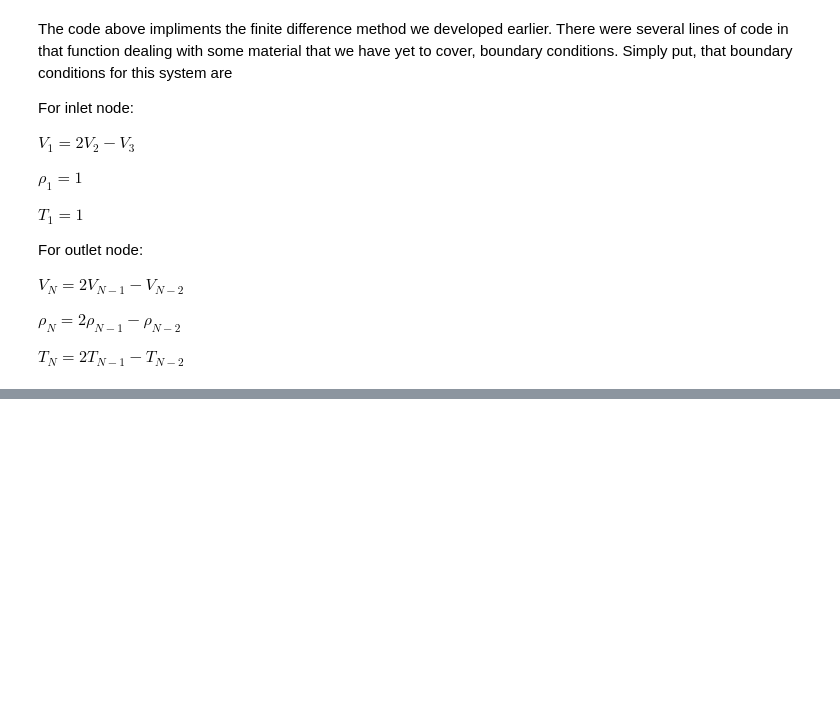
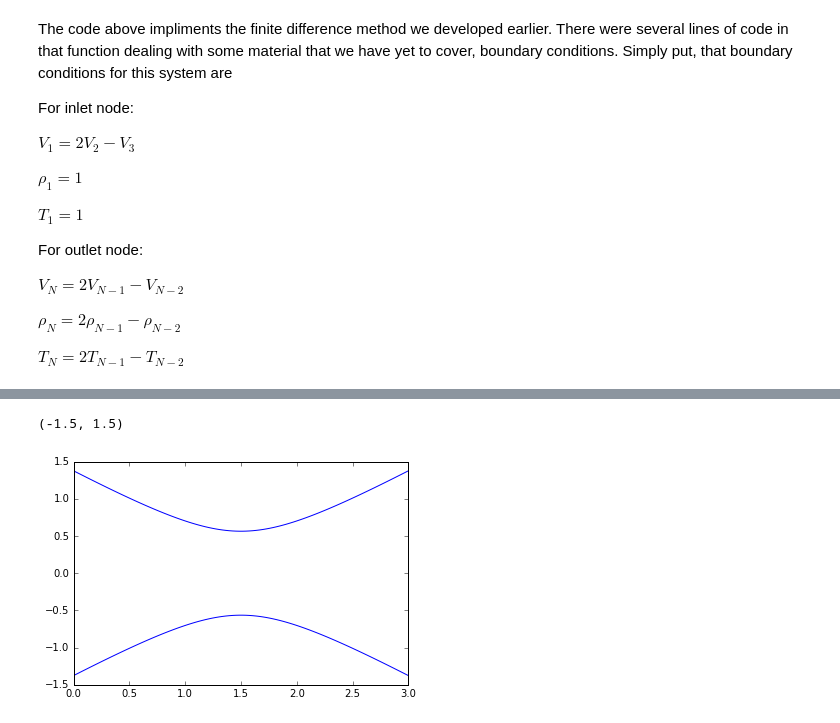
Before and after one commit to bjreddish/CFD, a Jupyter notebook: nozzleFlow/nozzleFlowCFD.ipynb, the cells around one changed output, grey strips where cells are left out. Drawn from its saved outputs; the diff is of its cells as text; code cells hidden in the pictures; blank space fills up the shorter version.

```diff
--- a/nozzleFlow/nozzleFlowCFD.ipynb
+++ b/nozzleFlow/nozzleFlowCFD.ipynb
@@ -393,0 +406,11 @@ $T_N = 2T_{N-1}-T_{N-2}$
+# %%
+x=np.linspace(0,3,100)
+A=1+2.2*(x-1.5)**2
+y=(A/3.1415)**0.5
+pyplot.plot(x,y)
+pyplot.plot(x,-y,'b')
+pyplot.xlim([0,3])
+pyplot.ylim([-1.5,1.5])
+# %% [output]
+(-1.5, 1.5)
+[figure, added]
```
Also changed, not shown: parts of 7 cells of this notebook.
